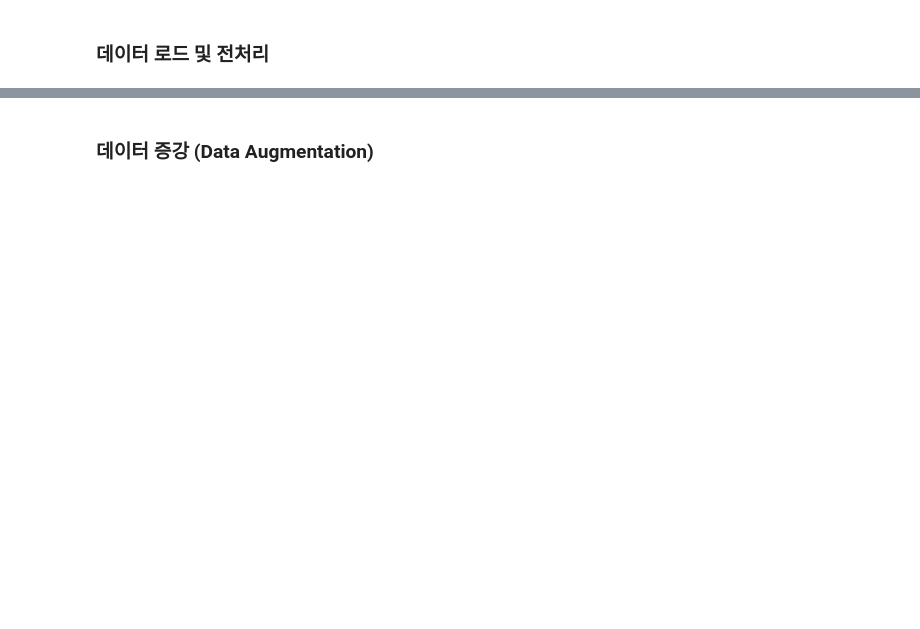
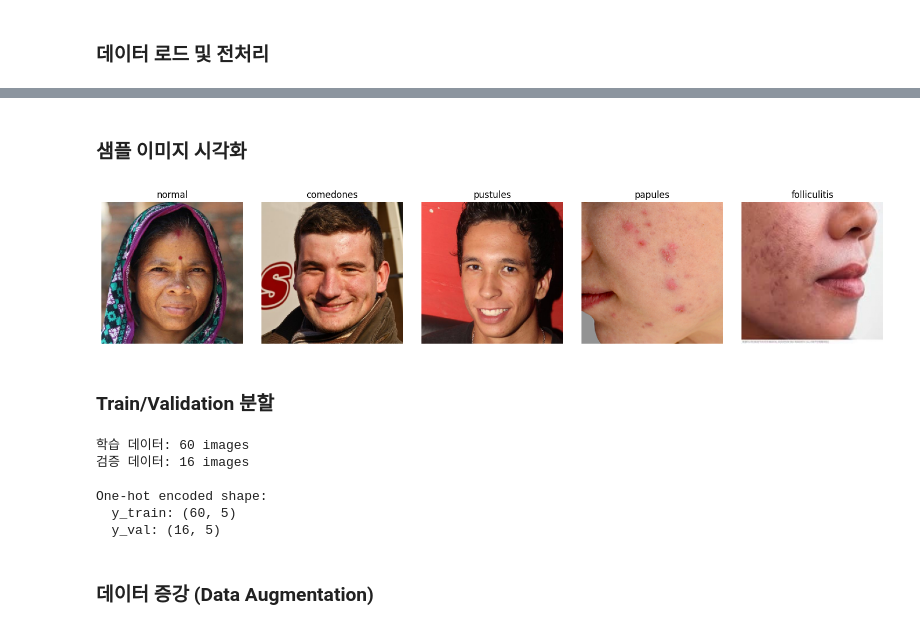
Before and after one commit to AcneLog/AcneLog_AI, a Jupyter notebook: model.ipynb, the cells around one changed output, grey strips where cells are left out. Saved outputs shown, nothing was run; the diff lists cells and outputs as text; code cells hidden in the pictures; blank space fills up the shorter version.

```diff
--- a/model.ipynb
+++ b/model.ipynb
@@ -19,9 +21,19 @@ from tensorflow.keras.models import Model
 # %%
-# 순서대로 정상, 좁쌀, 화농성, 염증성, 모낭염
-# labels = ['normal', 'comedones', 'pustules', 'papules', 'folliculitis']
-labels = ['normal', 'comedones', 'pustules', 'papules']
+# 라벨 정의 (순서대로 정상, 좁쌀, 화농성, 염증성, 모낭염)
+labels = ['normal', 'comedones', 'pustules', 'papules', 'folliculitis']
+
+# 데이터 경로
 data_dir = '/Users/jeongjin/Desktop/Git/AcneLog_AI/data'
+
+# 이미지 크기
 image_size = (224, 224)
 
+# 하이퍼파라미터
+BATCH_SIZE = 32
+EPOCHS_PHASE1 = 10
+EPOCHS_PHASE2 = 10
+INITIAL_LR = 0.001
+FINE_TUNE_LR = 1e-5
+
 labels
 # %% [output]
@@ -56,0 +92,12 @@ y_val = tf.keras.utils.to_categorical(y_val, num_classes=num_classes)
+# %%
+# 데이터 로드
+X, y = load_images_and_labels(data_dir, labels, image_size)
+
+print(f"\n{'='*50}")
+print(f"전체 데이터: {len(X)} images")
+print(f"이미지 shape: {X.shape}")
+print(f"\n클래스별 분포:")
+for idx, label in enumerate(labels):
+    count = np.sum(y == idx)
+    print(f"  {label}: {count} images ({count/len(y)*100:.1f}%)")
+print(f"{'='*50}")
@@ -57,2 +122,47 @@ y_val = tf.keras.utils.to_categorical(y_val, num_classes=num_classes)
+# %% [markdown]
+### 샘플 이미지 시각화
+# %%
+# 각 클래스별로 샘플 이미지 표시
+plt.figure(figsize=(15, 3))
+for idx, label in enumerate(labels):
+    # 해당 클래스의 첫 번째 이미지 찾기
+    sample_idx = np.where(y == idx)[0][0]
+    plt.subplot(1, 5, idx + 1)
+    plt.imshow(X[sample_idx])
+    plt.title(f"{label}")
+    plt.axis('off')
+plt.tight_layout()
+plt.show()
+# %% [output]
+[figure, added]
+# %% [markdown]
+### Train/Validation 분할
+# %%
+# Train/Val 분할 (80:20)
+X_train, X_val, y_train, y_val = train_test_split(
+    X, y,
+    test_size=0.2,
+    stratify=y,
+    random_state=42
+)
+
+print(f"학습 데이터: {len(X_train)} images")
+print(f"검증 데이터: {len(X_val)} images")
+
+# One-hot encoding
+num_classes = len(labels)
+y_train_cat = tf.keras.utils.to_categorical(y_train, num_classes=num_classes)
+y_val_cat = tf.keras.utils.to_categorical(y_val, num_classes=num_classes)
+
+print(f"\nOne-hot encoded shape:")
+print(f"  y_train: {y_train_cat.shape}")
+print(f"  y_val: {y_val_cat.shape}")
+# %% [output]
+학습 데이터: 60 images
+검증 데이터: 16 images
+
+One-hot encoded shape:
+  y_train: (60, 5)
+  y_val: (16, 5)
 # %% [markdown]
 ### 데이터 증강 (Data Augmentation)
```
Also changed, not shown: parts of 39 cells of this notebook, 5 other files.
